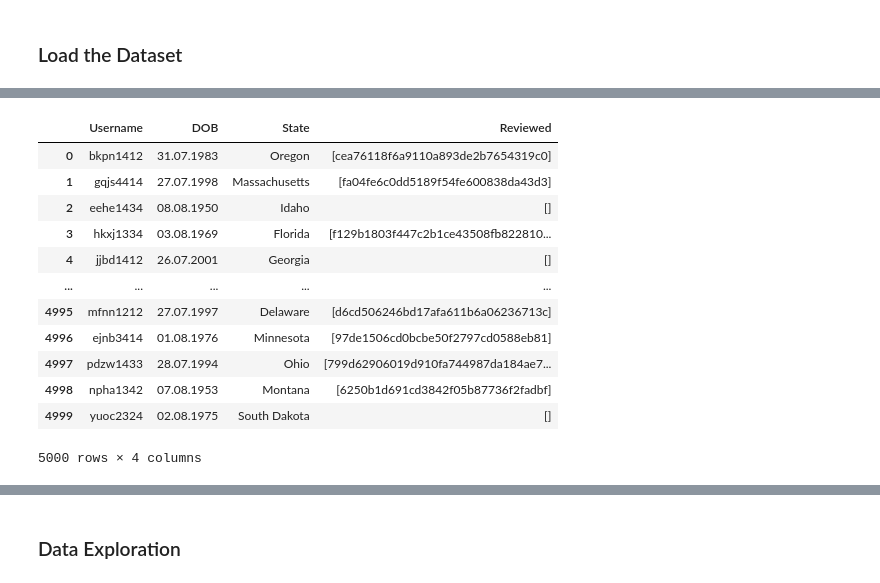
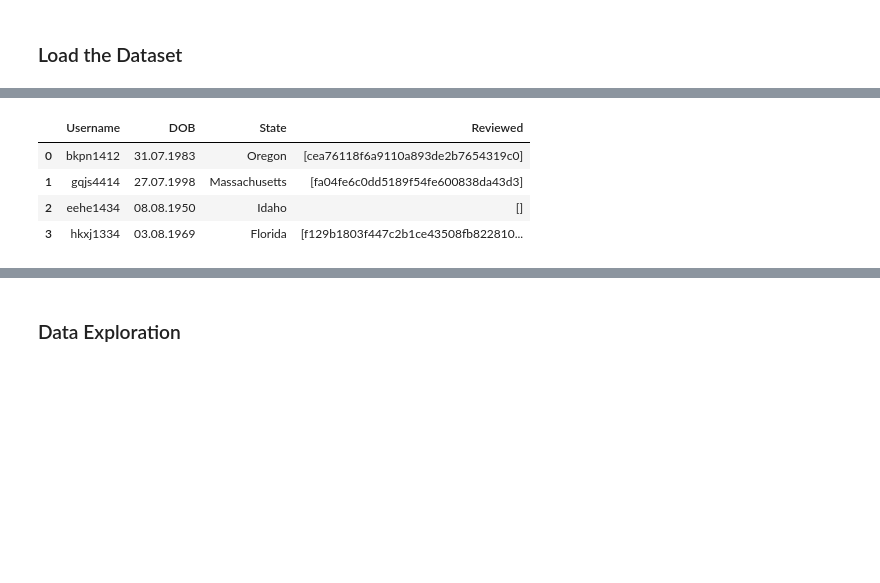
Before and after one commit to Malki9/3601763_BD2, a Jupyter notebook: 3601763_BD2.ipynb, the cells around one changed output, grey strips where cells are left out. Cells and saved outputs as stored; diff of their text form; code cells hidden in the pictures; blank space fills up the shorter version.

```diff
--- a/3601763_BD2.ipynb
+++ b/3601763_BD2.ipynb
@@ -100,18 +69,10 @@ jcpenney_products
 # %%
 # Checking whether the indexes are correct and no repeating indexes
-jcpenney_reviewers
+jcpenney_reviewers.head(4)
 # %% [output]
 |  | Username | DOB | State | Reviewed |
 | 0 | bkpn1412 | 31.07.1983 | Oregon | [cea76118f6a9110a893de2b7654319c0] |
 | 1 | gqjs4414 | 27.07.1998 | Massachusetts | [fa04fe6c0dd5189f54fe600838da43d3] |
 | 2 | eehe1434 | 08.08.1950 | Idaho | [] |
 | 3 | hkxj1334 | 03.08.1969 | Florida | [f129b1803f447c2b1ce43508fb822810... |
-| 4 | jjbd1412 | 26.07.2001 | Georgia | [] |
-| ... | ... | ... | ... | ... |
-| 4995 | mfnn1212 | 27.07.1997 | Delaware | [d6cd506246bd17afa611b6a06236713c] |
-| 4996 | ejnb3414 | 01.08.1976 | Minnesota | [97de1506cd0bcbe50f2797cd0588eb81] |
-| 4997 | pdzw1433 | 28.07.1994 | Ohio | [799d62906019d910fa744987da184ae7... |
-| 4998 | npha1342 | 07.08.1953 | Montana | [6250b1d691cd3842f05b87736f2fadbf] |
-| 4999 | yuoc2324 | 02.08.1975 | South Dakota | [] |
-5000 rows × 4 columns
 # %%
```
Also changed, not shown: parts of 18 cells of this notebook.
